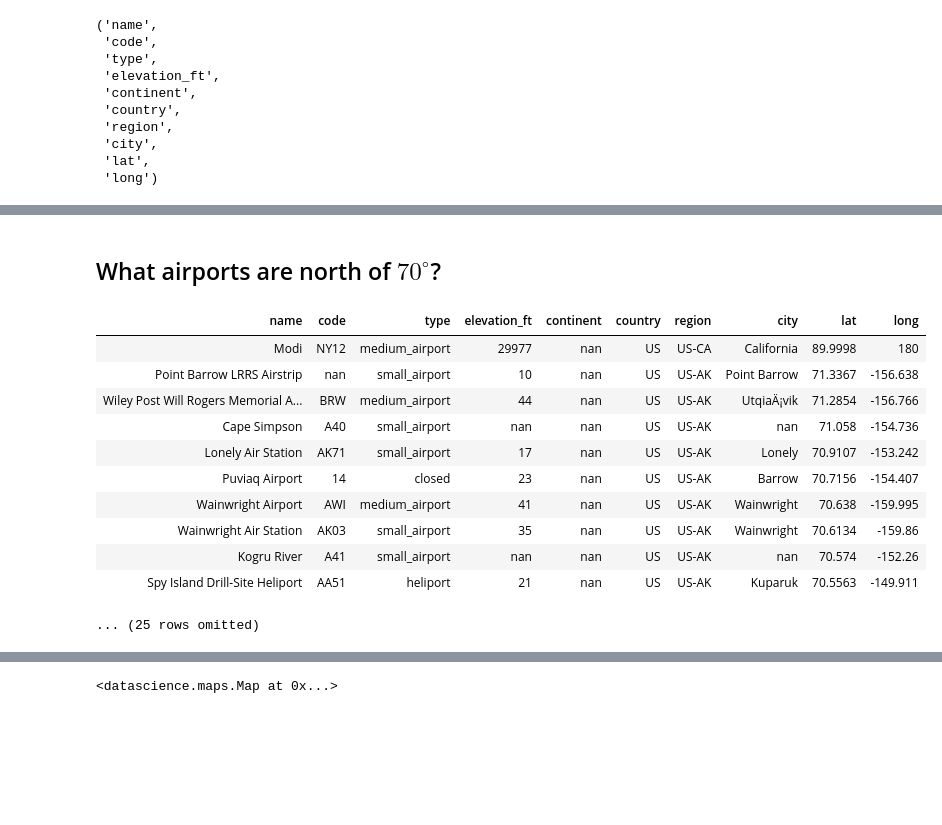
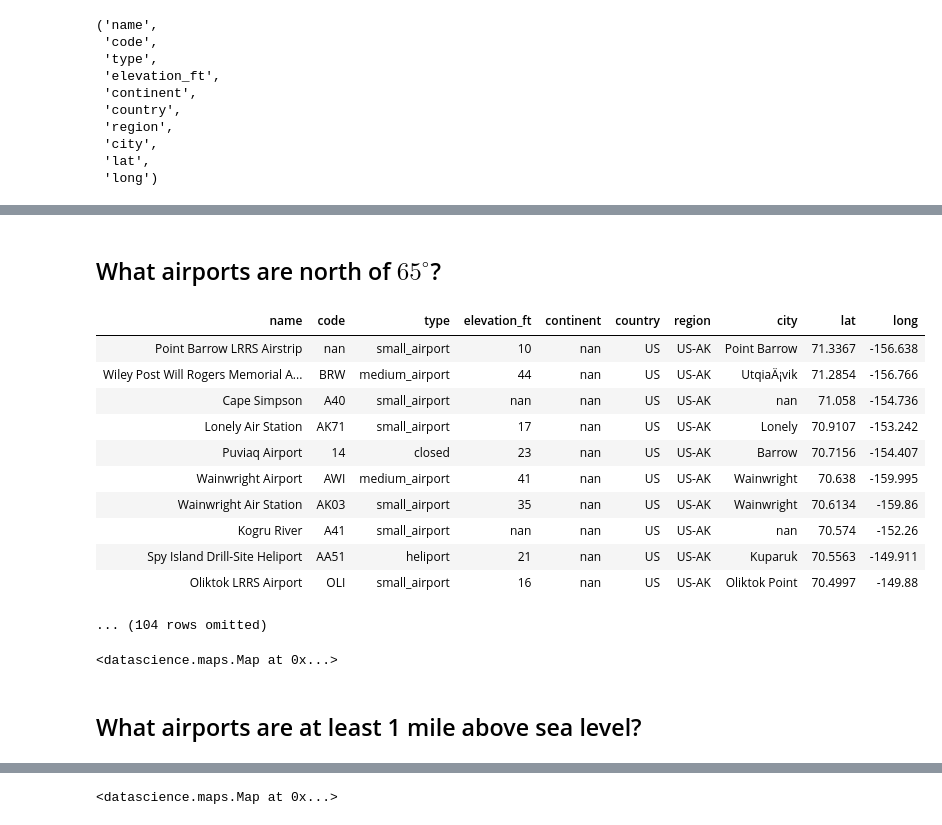
Before and after one commit to StraightDraw/stats, a Jupyter notebook: content/sb/5.ipynb, the cells around one changed output, grey strips where cells are left out. Cells and saved outputs as stored; diff of their text form; code cells hidden in the pictures; blank space fills up the shorter version.

```diff
--- a/content/sb/5.ipynb
+++ b/content/sb/5.ipynb
@@ -64,12 +64,12 @@ us
 # Do NOT execute this code block unless you're prepared to wait 2+ minutes for it to load.
 #Circle.map_table(us.select('lat', 'long', 'code'), radius=2)
 # %% [markdown]
-## What airports are north of $70^\circ$?
+## What airports are north of $65^\circ$?
 # %%
-us.where('lat', are.above(70)).sort('lat', descending = True)
+north65 = us.where('lat', are.above(65)).sort('lat', descending = True)
+north65
 # %% [output]
 | name | code | type | elevation_ft | continent | country | region | city | lat | long |
-| Modi | NY12 | medium_airport | 29977 | nan | US | US-CA | California | 89.9998 | 180 |
 | Point Barrow LRRS Airstrip | nan | small_airport | 10 | nan | US | US-AK | Point Barrow | 71.3367 | -156.638 |
 | Wiley Post Will Rogers Memorial A... | BRW | medium_airport | 44 | nan | US | US-AK | UtqiaÄ¡vik | 71.2854 | -156.766 |
 | Cape Simpson | A40 | small_airport | nan | nan | US | US-AK | nan | 71.058 | -154.736 |
@@ -79,7 +79,14 @@ us.where('lat', are.above(70)).sort('lat', descending = True)
 | Wainwright Air Station | AK03 | small_airport | 35 | nan | US | US-AK | Wainwright | 70.6134 | -159.86 |
 | Kogru River | A41 | small_airport | nan | nan | US | US-AK | nan | 70.574 | -152.26 |
 | Spy Island Drill-Site Heliport | AA51 | heliport | 21 | nan | US | US-AK | Kuparuk | 70.5563 | -149.911 |
+| Oliktok LRRS Airport | OLI | small_airport | 16 | nan | US | US-AK | Oliktok Point | 70.4997 | -149.88 |
-... (25 rows omitted)
+... (104 rows omitted)
+# %%
+Marker.map_table(north65.select('lat', 'long', 'name'))
+# %% [output]
+<datascience.maps.Map at 0x...>
+# %% [markdown]
+## What airports are at least 1 mile above sea level?
 # %%
 milehigh = us.where('elevation_ft',are.above(5280))
 milehigh
```
Also changed, not shown: parts of 7 cells of this notebook, 11 other files.
